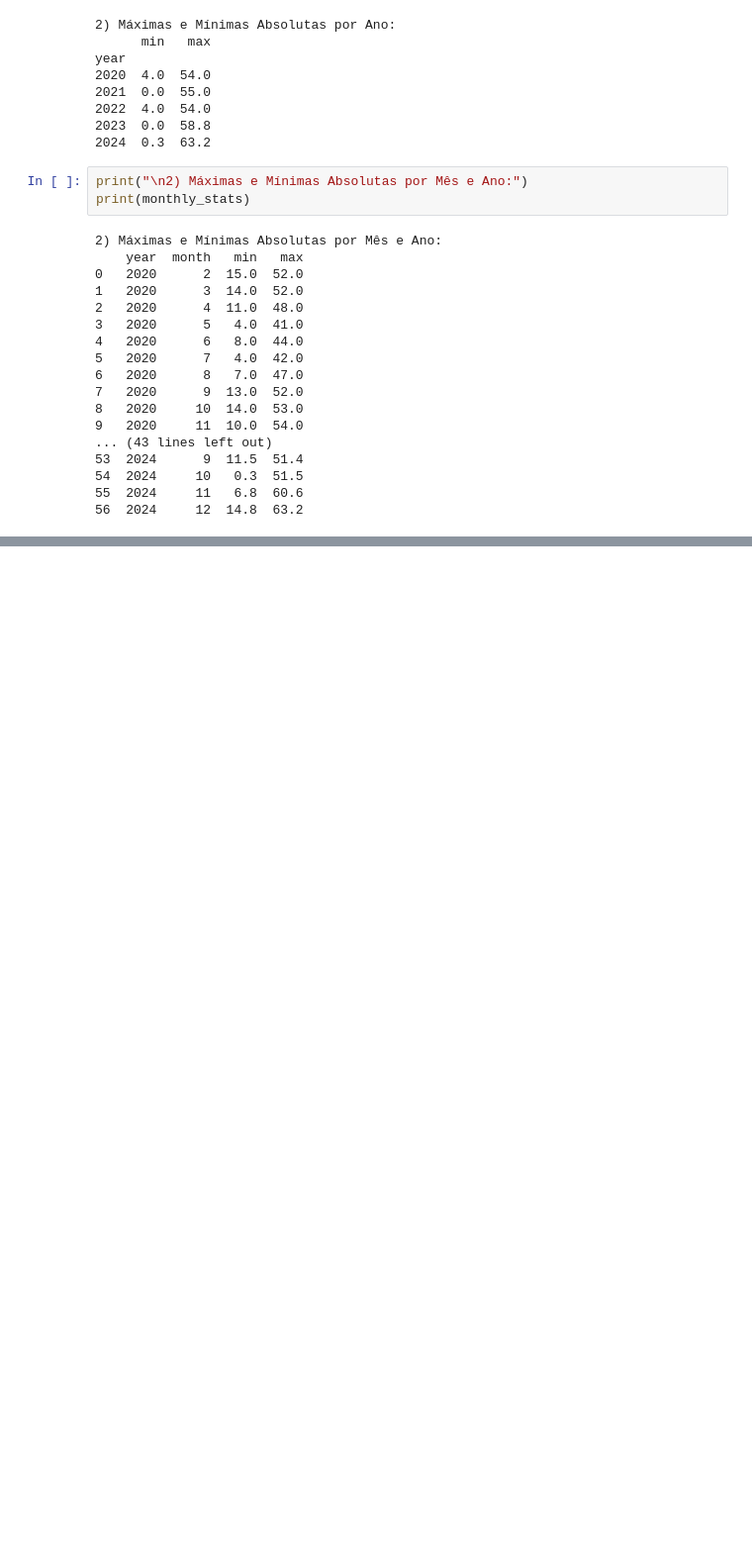
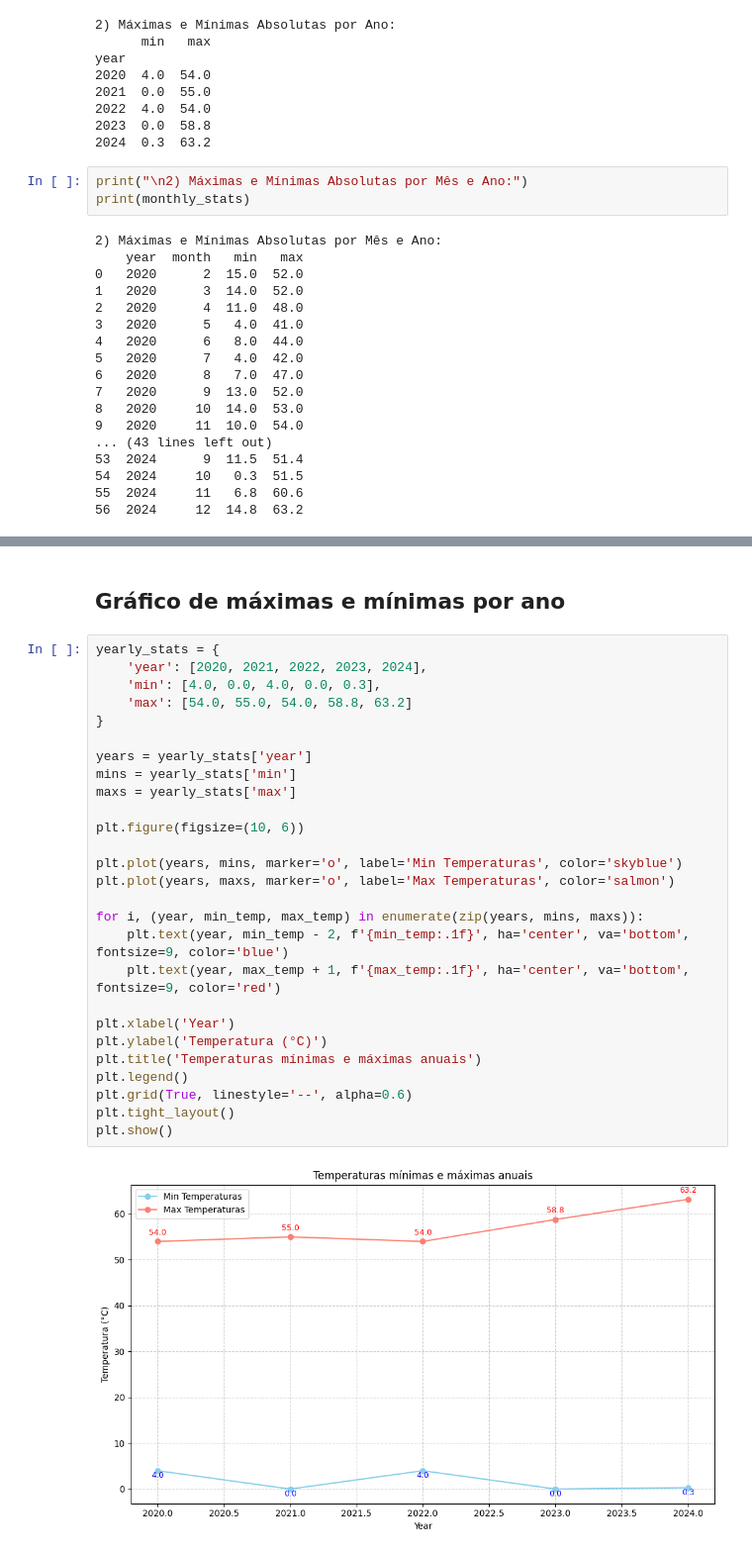
Before and after one commit to CristianoDataScientistRumo/ZAR-Araraquara-termometro, a Jupyter notebook: ZAR_Araraquara/analise_dados_araraquara.ipynb, the cells around one changed output, grey strips where cells are left out. Shown at 99% size. Cells and saved outputs as stored; diff of their text form; blank space fills up the shorter version.

```diff
--- a/ZAR_Araraquara/analise_dados_araraquara.ipynb
+++ b/ZAR_Araraquara/analise_dados_araraquara.ipynb
@@ -316,0 +345,31 @@ print(monthly_stats)
+# %% [markdown]
+## Gráfico de máximas e mínimas por ano
+# %%
+yearly_stats = {
+    'year': [2020, 2021, 2022, 2023, 2024],
+    'min': [4.0, 0.0, 4.0, 0.0, 0.3],
+    'max': [54.0, 55.0, 54.0, 58.8, 63.2]
+}
+
+years = yearly_stats['year']
+mins = yearly_stats['min']
+maxs = yearly_stats['max']
+
+plt.figure(figsize=(10, 6))
+
+plt.plot(years, mins, marker='o', label='Min Temperaturas', color='skyblue')
+plt.plot(years, maxs, marker='o', label='Max Temperaturas', color='salmon')
+
+for i, (year, min_temp, max_temp) in enumerate(zip(years, mins, maxs)):
+    plt.text(year, min_temp - 2, f'{min_temp:.1f}', ha='center', va='bottom', fontsize=9, color='blue')
+    plt.text(year, max_temp + 1, f'{max_temp:.1f}', ha='center', va='bottom', fontsize=9, color='red')
+
+plt.xlabel('Year')
+plt.ylabel('Temperatura (°C)')
+plt.title('Temperaturas mínimas e máximas anuais')
+plt.legend()
+plt.grid(True, linestyle='--', alpha=0.6)
+plt.tight_layout()
+plt.show()
+# %% [output]
+[figure, added]
```
Also changed, not shown: parts of 11 cells of this notebook, 1 other file.
